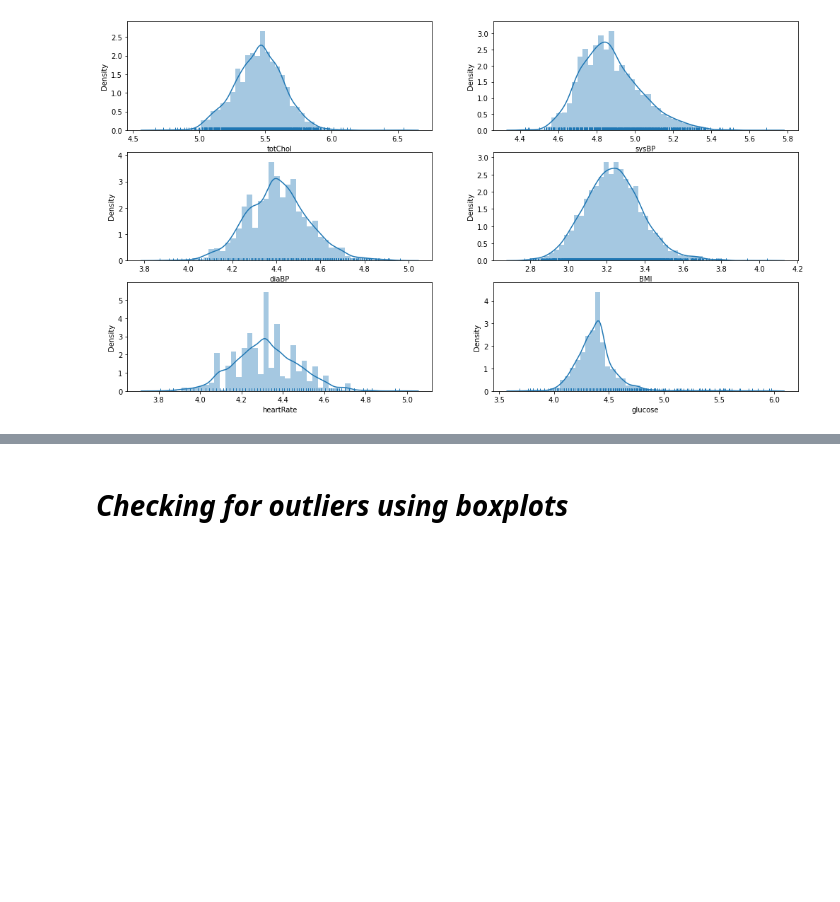
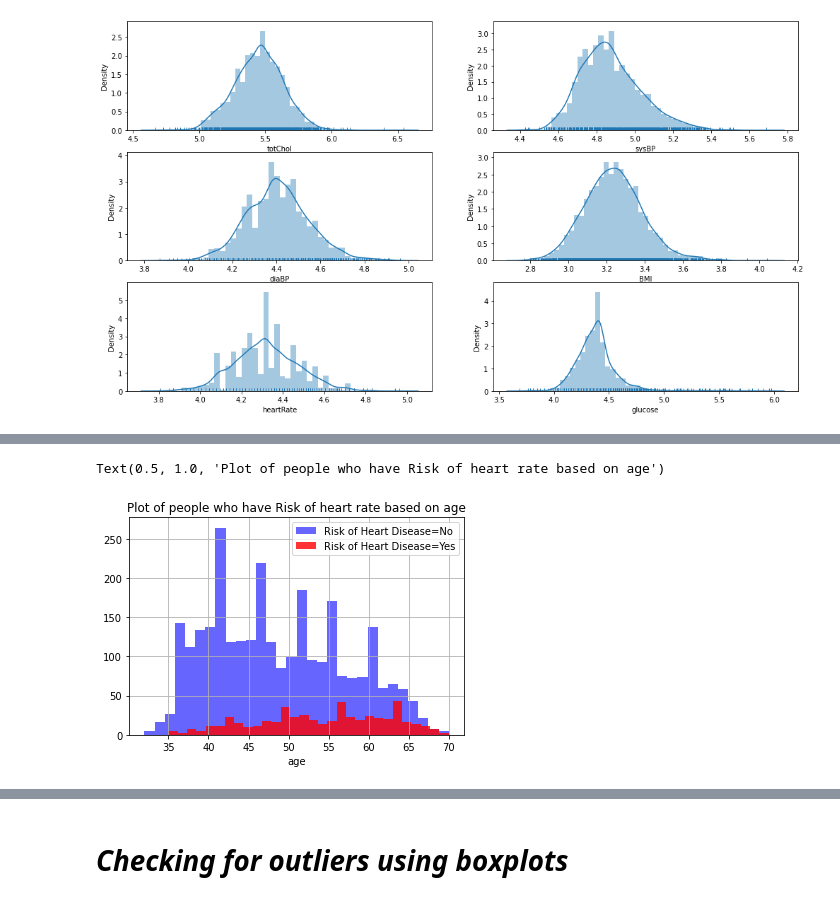
Before and after one commit to raghavendrakulkarni14/Cardiovascular_risk_prediction_classification, a Jupyter notebook: RaghavendraAKulkarniClassification.ipynb, the cells around one changed output, grey strips where cells are left out. Saved outputs shown, nothing was run; the diff lists cells and outputs as text; code cells hidden in the pictures; blank space fills up the shorter version.

```diff
--- a/RaghavendraAKulkarniClassification.ipynb
+++ b/RaghavendraAKulkarniClassification.ipynb
@@ -169,0 +203,10 @@ for i in range(len(dist_col)):
+# %%
+#  Histogram Plot
+df[df['TenYearCHD']==0]['age'].hist(bins=30,color='blue',label='Risk of Heart Disease=No',alpha=0.6)
+df[df['TenYearCHD']==1]['age'].hist(bins=30,color='red',label='Risk of Heart Disease=Yes',alpha=0.8)
+plt.legend()
+plt.xlabel('age')
+plt.title('Plot of people who have Risk of heart rate based on age')
+# %% [output]
+Text(0.5, 1.0, 'Plot of people who have Risk of heart rate based on age')
+[figure, added]
```
Also changed, not shown: parts of 15 cells of this notebook.
